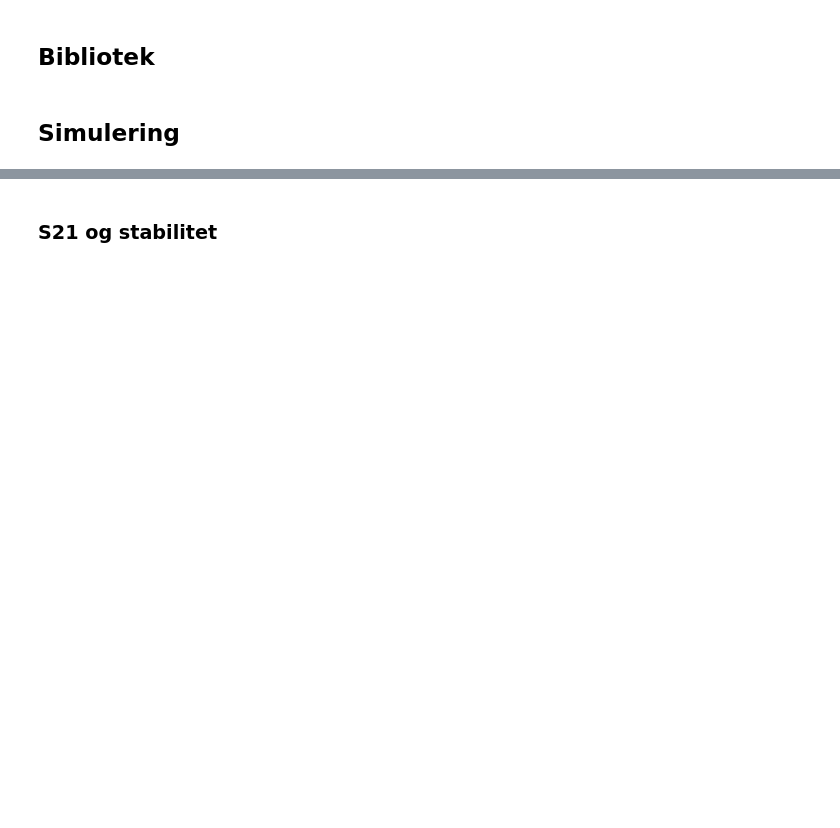
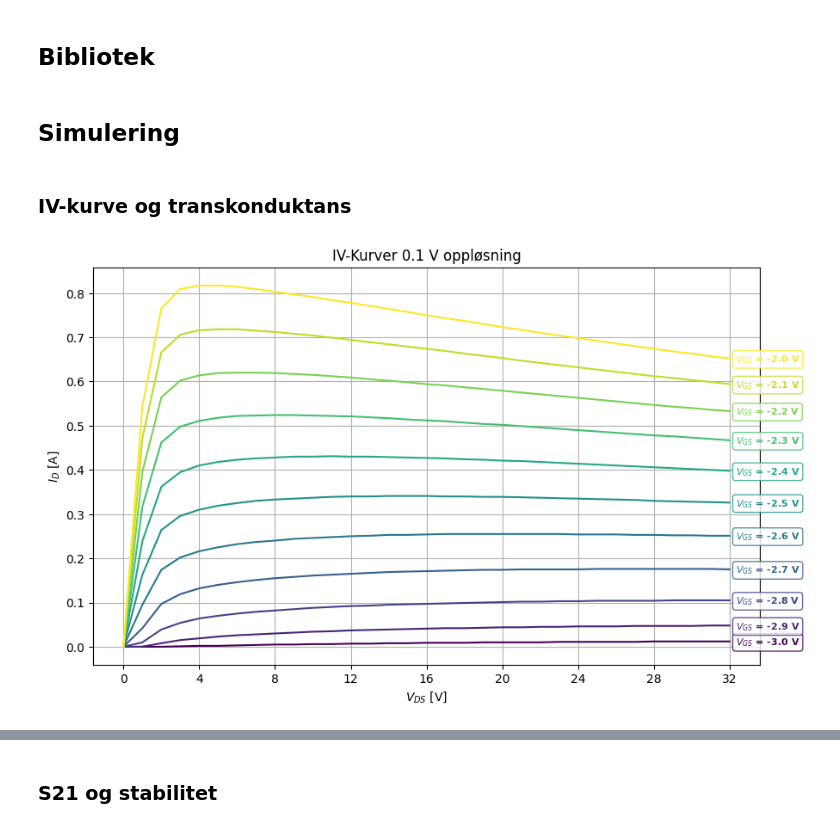
Before and after one commit to SkaugJr/TTT4201-Radiosystemdesign, a Jupyter notebook: Databehandling/Visualisering.ipynb, the cells around one changed output, grey strips where cells are left out. Drawn from its saved outputs; the diff is of its cells as text; code cells hidden in the pictures; blank space fills up the shorter version.

Commit message:
IV-kurver og Transkonduktans

```diff
--- a/Databehandling/Visualisering.ipynb
+++ b/Databehandling/Visualisering.ipynb
@@ -7,2 +10,31 @@ import matplotlib.pyplot as plt
 # %% [markdown]
 ## Simulering
+# %% [markdown]
+### IV-kurve og transkonduktans
+# %%
+# Load IV data
+IV_kurve01 = np.loadtxt('Data/Simulering/IV_kurve01.csv', delimiter=',', skiprows=17)
+IV_kurve01 = pd.DataFrame(IV_kurve01, columns=['VGS', 'VDS', 'ID'])
+
+# Create a colormap
+unique_vgs = IV_kurve01['VGS'].unique()
+IV_cmap = plt.get_cmap('viridis', len(unique_vgs))
+
+# Plot IV curves for different VGS values
+plt.figure(figsize=(10, 6))
+for i, vgs in enumerate(unique_vgs):
+    subset = IV_kurve01[IV_kurve01['VGS'] == vgs]
+    plt.plot(subset['VDS'], subset['ID'], color=IV_cmap(i))
+    # Annotate the endpoint of each curve with the VGS value
+    props = dict(boxstyle='round', facecolor='white', alpha=0.8, edgecolor=IV_cmap(i))
+    plt.annotate('$V_{GS}$ = '+f'{vgs} V', xy=(subset['VDS'].iloc[-1], subset['ID'].iloc[-1]),
+                 xytext=(5, -3), textcoords='offset points', bbox=props, fontsize=8, fontweight='bold', color=IV_cmap(i))
+
+plt.xticks(np.arange(0,32.1,4))
+plt.xlabel('$V_{DS}$ [V]')
+plt.ylabel('$I_D$ [A]')
+plt.title('IV-Kurver 0.1 V oppløsning')
+plt.grid(True)
+plt.show()
+# %% [output]
+[figure, added]
```
Also changed, not shown: parts of 4 cells of this notebook, 29 other files.
